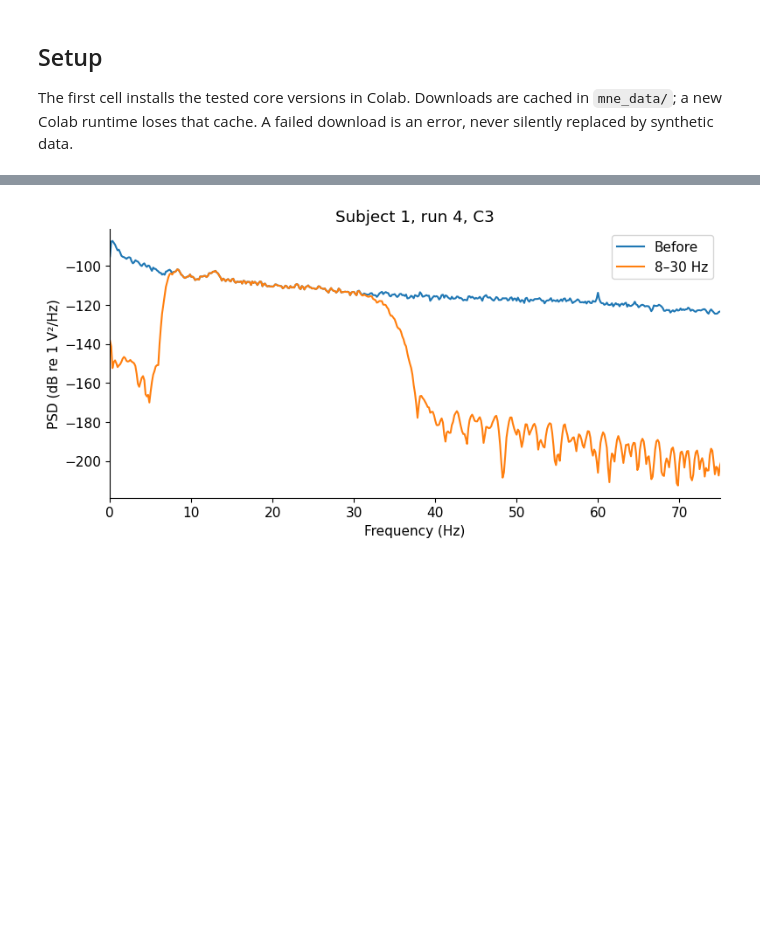
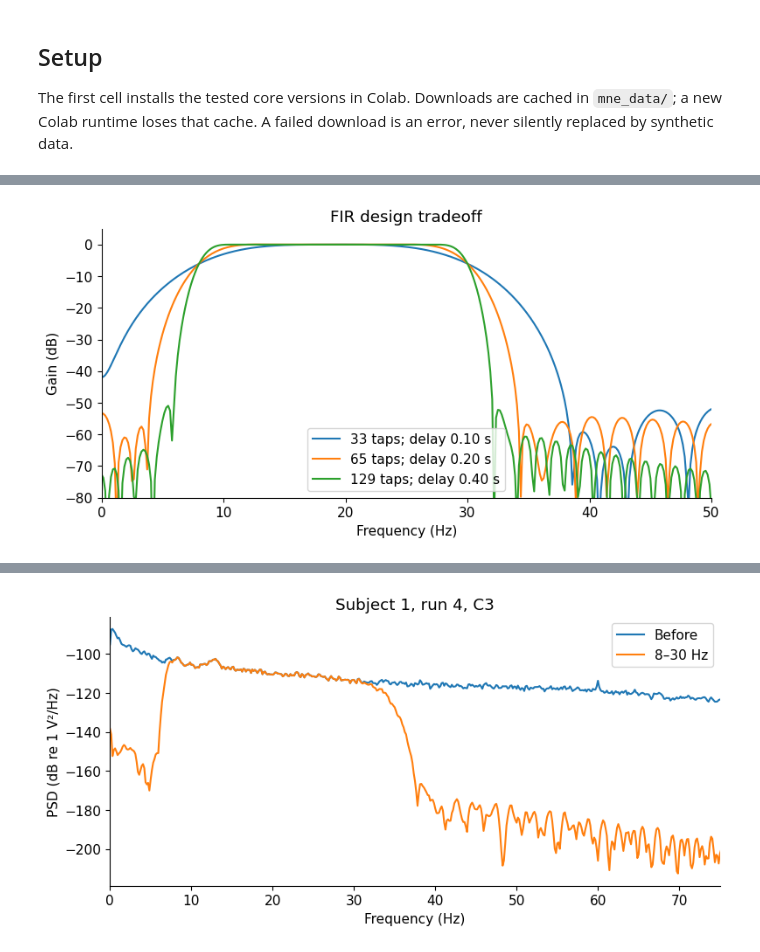
Before and after one commit to berdakh/ROBT613-BCI-Workshop, a Jupyter notebook: notebooks/03_filtering_sampling.ipynb, the cells around one changed output, grey strips where cells are left out. Cells and saved outputs as stored; diff of their text form; code cells hidden in the pictures; blank space fills up the shorter version.

```diff
--- a/notebooks/03_filtering_sampling.ipynb
+++ b/notebooks/03_filtering_sampling.ipynb
@@ -47,0 +121,11 @@ Dataset cache: ./mne_data
+# %%
+fig,ax=plt.subplots()
+for taps in [33,65,129]:
+    h=signal.firwin(taps,[8,30],fs=160,pass_zero=False)
+    f_demo,H_demo=signal.freqz(h,fs=160)
+    ax.plot(f_demo,20*np.log10(np.maximum(abs(H_demo),1e-8)),
+            label=f'{taps} taps; delay {(taps-1)/(2*160):.2f} s')
+ax.set(xlim=(0,50),ylim=(-80,5),xlabel='Frequency (Hz)',ylabel='Gain (dB)',title='FIR design tradeoff')
+ax.legend();plt.show()
+# %% [output]
+[figure, added]
```
Also changed, not shown: parts of 47 cells of this notebook, 15 other files.
